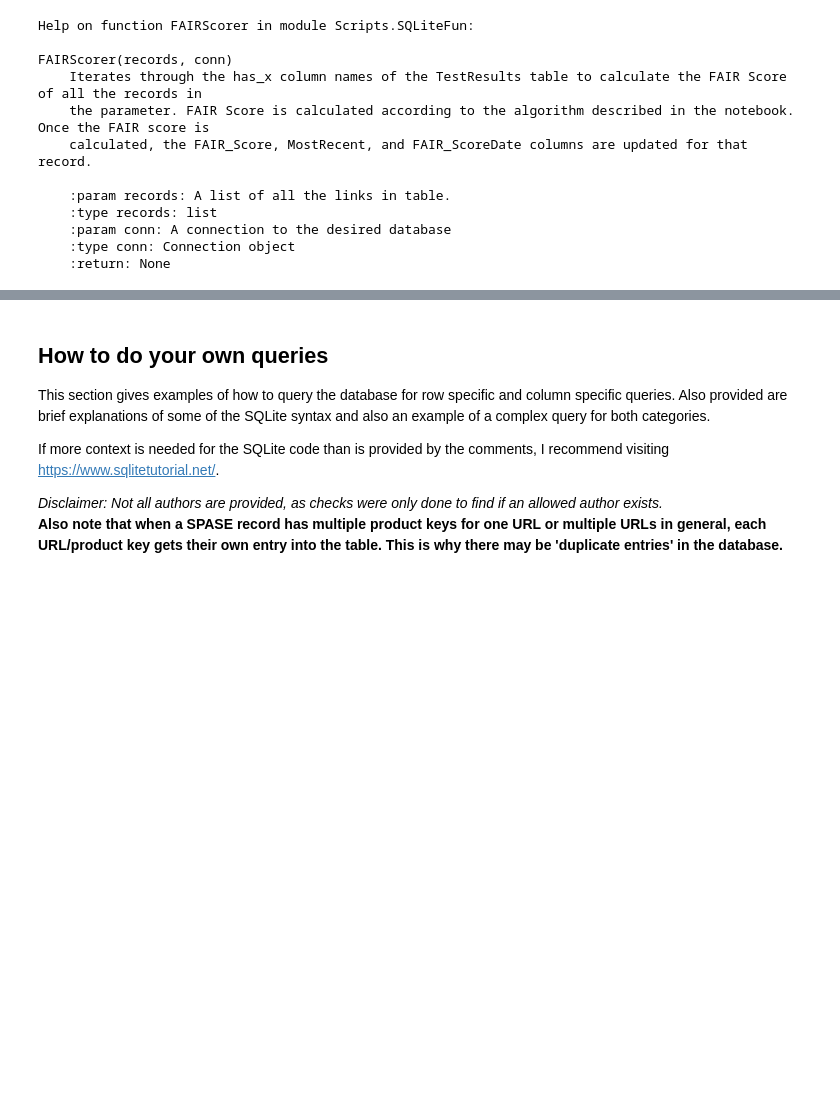
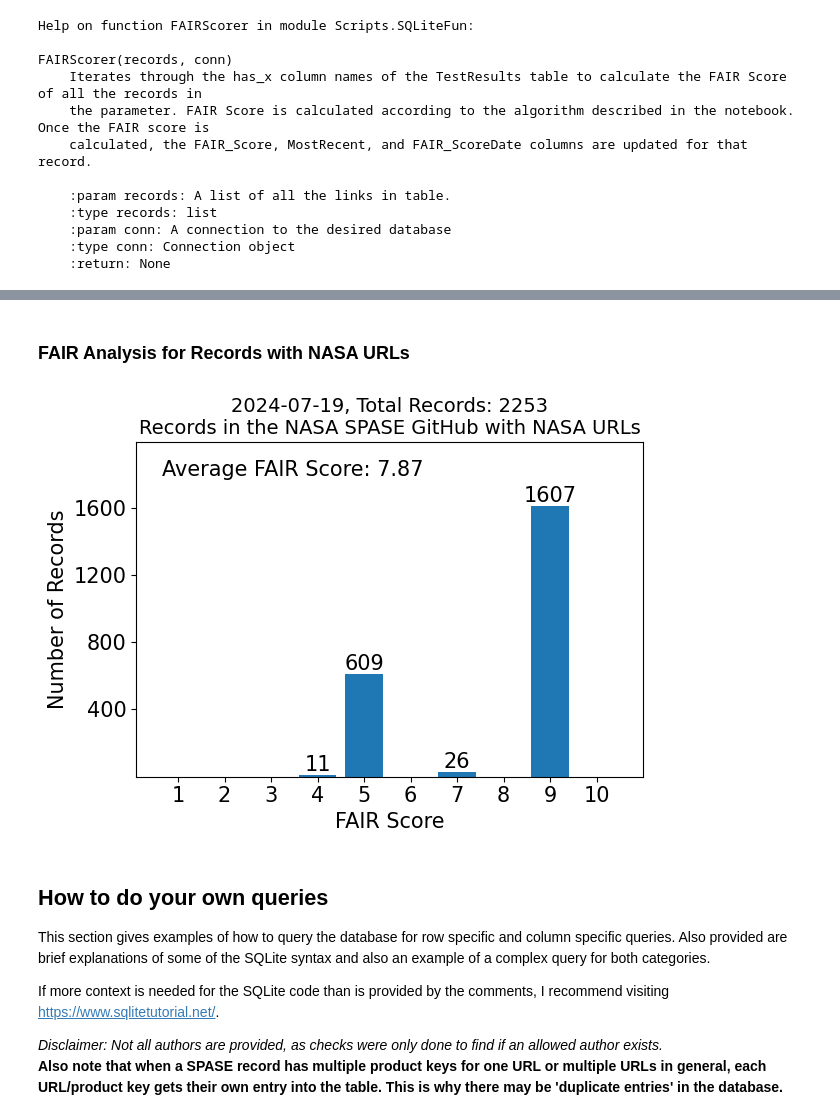
Before and after one commit to Kurokio/HDRL-Internship-2024, a Jupyter notebook: Tutorials/HowToUse.ipynb, the cells around one changed output, grey strips where cells are left out. Saved outputs shown, nothing was run; the diff lists cells and outputs as text; code cells hidden in the pictures; blank space fills up the shorter version.

```diff
--- a/Tutorials/HowToUse.ipynb
+++ b/Tutorials/HowToUse.ipynb
@@ -324,3 +382,10 @@ FAIR_Chart(conn)
+# %% [markdown]
+### FAIR Analysis for Records with NASA URLs
+# %%
+# only records with NASA URLs
+FAIR_Chart(conn, All = False)
+# %% [output]
+[figure, added]
 # %% [markdown]
 ## How to do your own queries
 This section gives examples of how to query the database for row specific and column specific queries. Also provided are brief explanations of some of the SQLite syntax and also an example of a complex query for both categories. <br>
```
Also changed, not shown: parts of 21 cells of this notebook, 3 other files.
